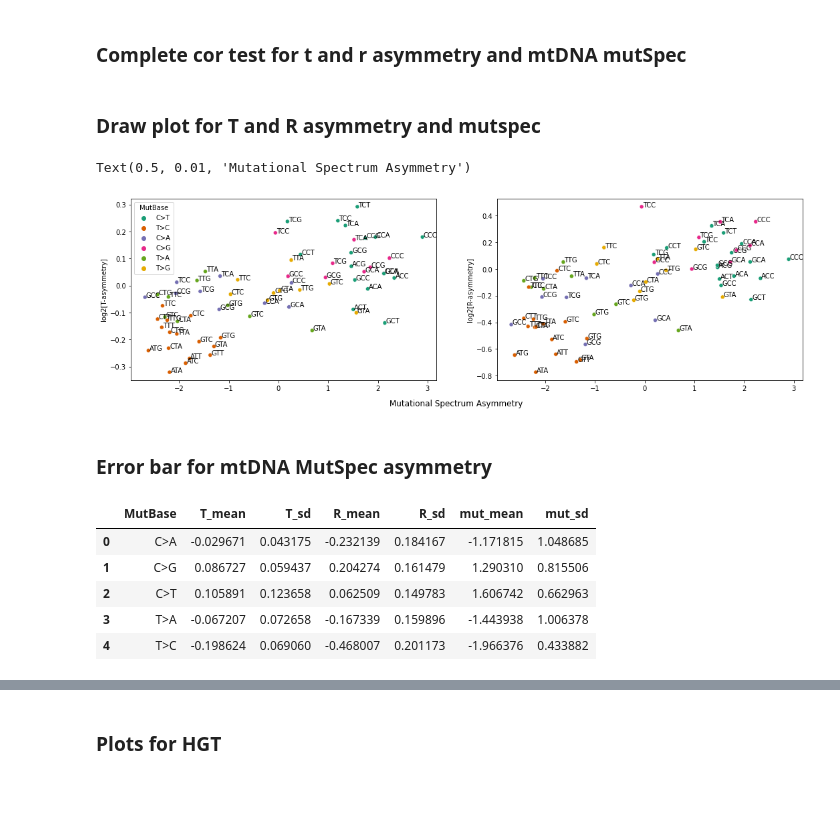
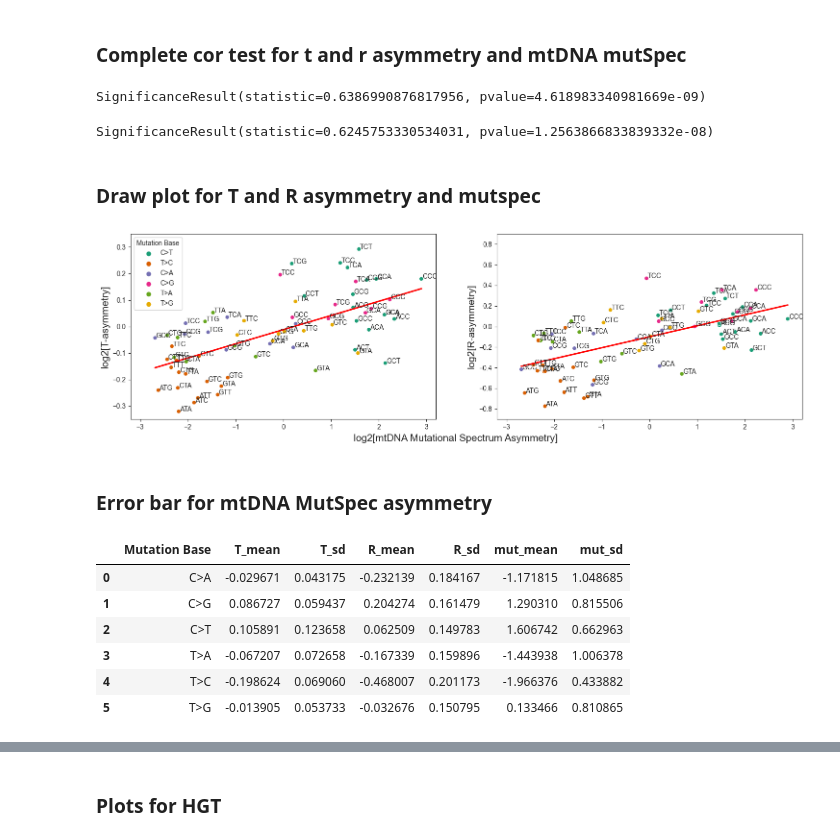
Before and after one commit to mitoclub/mtdna-192component-mutspec-chordata, a Jupyter notebook: scripts/asymmetry_TR.ipynb, the cells around one changed output, grey strips where cells are left out. Drawn from its saved outputs; the diff is of its cells as text; code cells hidden in the pictures; blank space fills up the shorter version.

```diff
--- a/scripts/asymmetry_TR.ipynb
+++ b/scripts/asymmetry_TR.ipynb
@@ -104,8 +104,14 @@ final_asymmetry.head()
 ### Complete cor test for t and r asymmetry and mtDNA mutSpec
 # %%
 t_cor = stats.spearmanr(final_asymmetry['T'].values, final_asymmetry.MutSpec.values, axis=0)
+t_cor
+# %% [output]
+SignificanceResult(statistic=0.6386990876817956, pvalue=4.618983340981669e-09)
 # %%
 r_cor = stats.spearmanr(final_asymmetry['R'].values, final_asymmetry.MutSpec.values)
+r_cor
+# %% [output]
+SignificanceResult(statistic=0.6245753330534031, pvalue=1.2563866833839332e-08)
 # %% [markdown]
 ### Draw plot for T and R asymmetry and mutspec
 # %%
@@ -113,26 +119,33 @@ def label_point(x, y, val, ax):
     a = pd.concat({'x': x, 'y': y, 'val': val}, axis=1)
     for i, point in a.iterrows():
         ax.text(point['x']+.02, point['y'], str(point['val']))
+# %%
+final_asymmetry = final_asymmetry.rename(columns={'MutBase':'Mutation Base'})
 # %%
 fig, axes = plt.subplots(1,2, sharex=True, figsize=(18,5))
 
-sns.scatterplot(data = final_asymmetry, x='MutSpec', y='T', hue='MutBase', ax=axes[0], palette='Dark2')
+sns.scatterplot(data = final_asymmetry, x='MutSpec', y='T', hue='Mutation Base', ax=axes[0], palette='Dark2')
 label_point(final_asymmetry.MutSpec, final_asymmetry['T'], final_asymmetry.AncestorCodon, axes[0])
+sns.regplot(data=final_asymmetry, x='MutSpec', y='T', ci=None, scatter=False,color='red', ax=axes[0])
 #axes[0].legend([],[], frameon=False)
+axes[0].set_xlim(-3.2,3.2)
+axes[0].set_ylim(-0.35,0.35)
 axes[0].set_xlabel('')
-axes[0].set_ylabel('log2[T-asymmetry]')
+axes[0].set_ylabel('log2[T-asymmetry]', size=15)
 
 
-sns.scatterplot(data = final_asymmetry, x='MutSpec', y='R', hue='MutBase', ax=axes[1], palette='Dark2')
+sns.scatterplot(data = final_asymmetry, x='MutSpec', y='R', hue='Mutation Base', ax=axes[1], palette='Dark2')
 label_point(final_asymmetry.MutSpec, final_asymmetry['R'], final_asymmetry.AncestorCodon, axes[1])
+sns.regplot(data=final_asymmetry, x='MutSpec', y='R', ci=None, scatter=False,color='red', ax=axes[1])
 axes[1].legend([],[], frameon=False)
+axes[1].set_xlim(-3.2,3.2)
+axes[1].set_ylim(-0.9,0.9)
 axes[1].set_xlabel('')
-axes[1].set_ylabel('log2[R-asymmetry]')
-fig.supxlabel('Mutational Spectrum Asymmetry')
+axes[1].set_ylabel('log2[R-asymmetry]', size = 15)
+fig.supxlabel('log2[mtDNA Mutational Spectrum Asymmetry]', size=15)
 #fig.savefig('../pictures/AsymmetryTRM.pdf', dpi=300)
 # %% [output]
-Text(0.5, 0.01, 'Mutational Spectrum Asymmetry')
-[figure, old version]
+[figure, new version]
 # %%
 #final_asymmetry.to_csv('../data/asymmetry_mutspec.csv', index=False)
 # %% [markdown]
@@ -146,11 +159,12 @@ err_dt = final_asymmetry.groupby('MutBase').agg(
     mut_mean = pd.NamedAgg(column='MutSpec', aggfunc='mean'),
     mut_sd = pd.NamedAgg(column='MutSpec', aggfunc='std')).reset_index()
 # %%
-err_dt.head()
+err_dt
 # %% [output]
-|  | MutBase | T_mean | T_sd | R_mean | R_sd | mut_mean | mut_sd |
+|  | Mutation Base | T_mean | T_sd | R_mean | R_sd | mut_mean | mut_sd |
 | 0 | C>A | -0.029671 | 0.043175 | -0.232139 | 0.184167 | -1.171815 | 1.048685 |
 | 1 | C>G | 0.086727 | 0.059437 | 0.204274 | 0.161479 | 1.290310 | 0.815506 |
 | 2 | C>T | 0.105891 | 0.123658 | 0.062509 | 0.149783 | 1.606742 | 0.662963 |
 | 3 | T>A | -0.067207 | 0.072658 | -0.167339 | 0.159896 | -1.443938 | 1.006378 |
 | 4 | T>C | -0.198624 | 0.069060 | -0.468007 | 0.201173 | -1.966376 | 0.433882 |
+| 5 | T>G | -0.013905 | 0.053733 | -0.032676 | 0.150795 | 0.133466 | 0.810865 |
```
Also changed, not shown: parts of 13 cells of this notebook, 6 other files.
